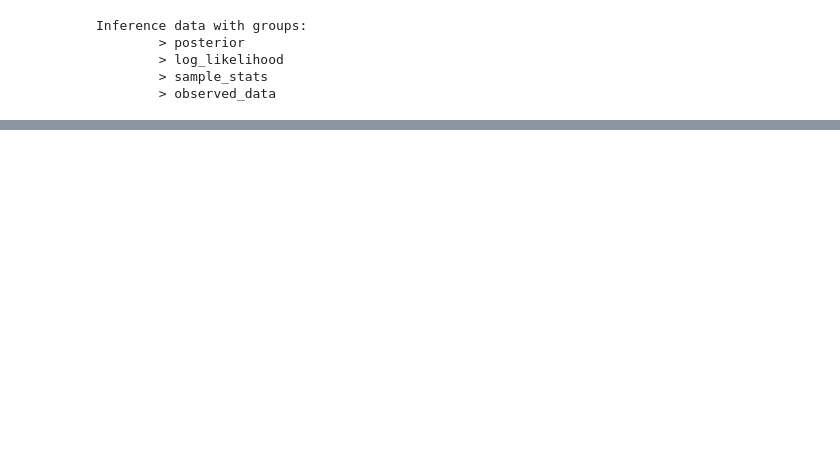
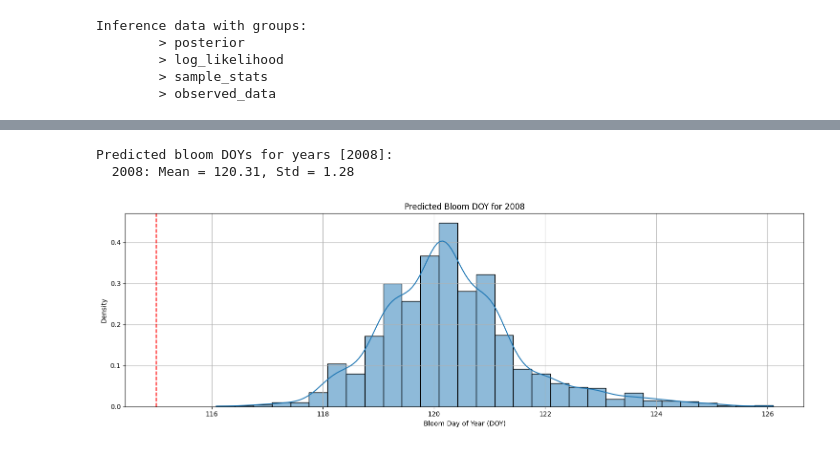
Before and after one commit to larscaspersen/phenoflex_meets_bayes, a Jupyter notebook: hybridmodel_phenoflex.ipynb, the cells around one changed output, grey strips where cells are left out. Drawn from its saved outputs; the diff is of its cells as text; code cells hidden in the pictures; blank space fills up the shorter version.

```diff
--- a/hybridmodel_phenoflex.ipynb
+++ b/hybridmodel_phenoflex.ipynb
@@ -1238,0 +1330,28 @@ Inference data with groups:
+# %%
+# Extract the predicted bloom DOYs
+predicted_bloom_doys = predictions["bloom_doy_pred"]
+
+# Print the mean predicted bloom DOY for each year
+print(f"\nPredicted bloom DOYs for years {years}:")
+for i, year in enumerate(years):
+    mean_pred_doy = jnp.mean(predicted_bloom_doys[:, i])
+    std_pred_doy = jnp.std(predicted_bloom_doys[:, i])
+    print(f"  {year}: Mean = {mean_pred_doy:.2f}, Std = {std_pred_doy:.2f}")
+
+# Plot the distributions of predicted bloom DOYs
+plt.figure(figsize=(15, 5))
+for i, year in enumerate(years):
+    plt.subplot(1, len(years), i + 1)
+    sns.histplot(predicted_bloom_doys[:, i], kde=True, stat='density', bins=30)
+    plt.axvline(bloom_doys, color='red', linestyle='--', label='Observed Bloom DOY')
+    plt.title(f'Predicted Bloom DOY for {year}')
+    plt.xlabel('Bloom Day of Year (DOY)')
+    plt.ylabel('Density')
+    plt.grid(True)
+
+plt.tight_layout()
+plt.show()
+# %% [output]
+Predicted bloom DOYs for years [2008]:
+  2008: Mean = 120.31, Std = 1.28
+[figure, added]
```
Also changed, not shown: parts of 7 cells of this notebook.
